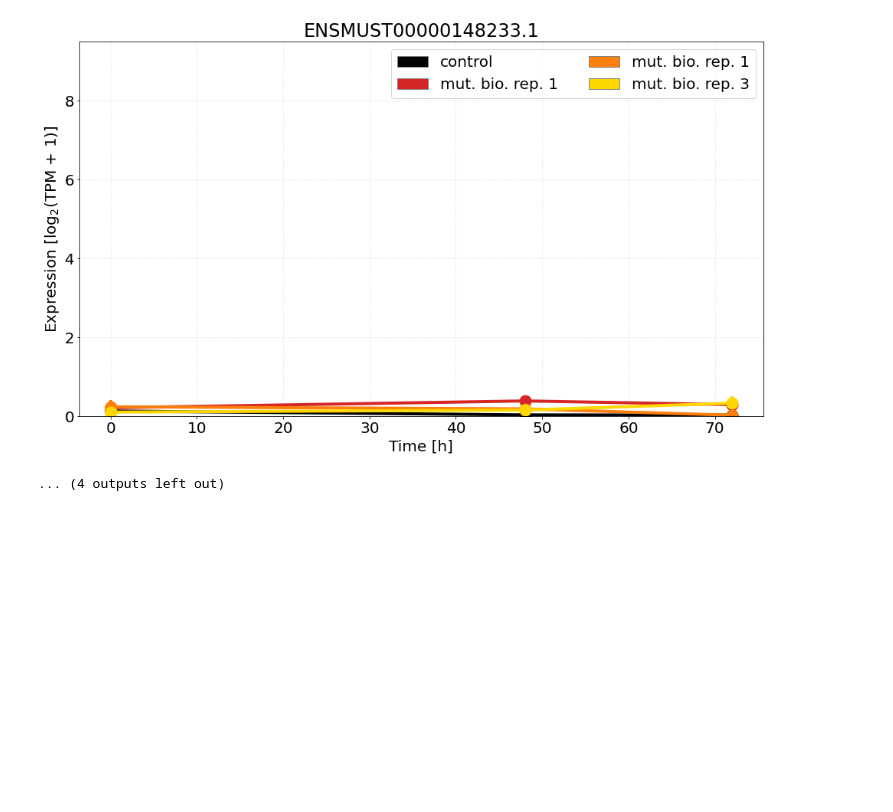
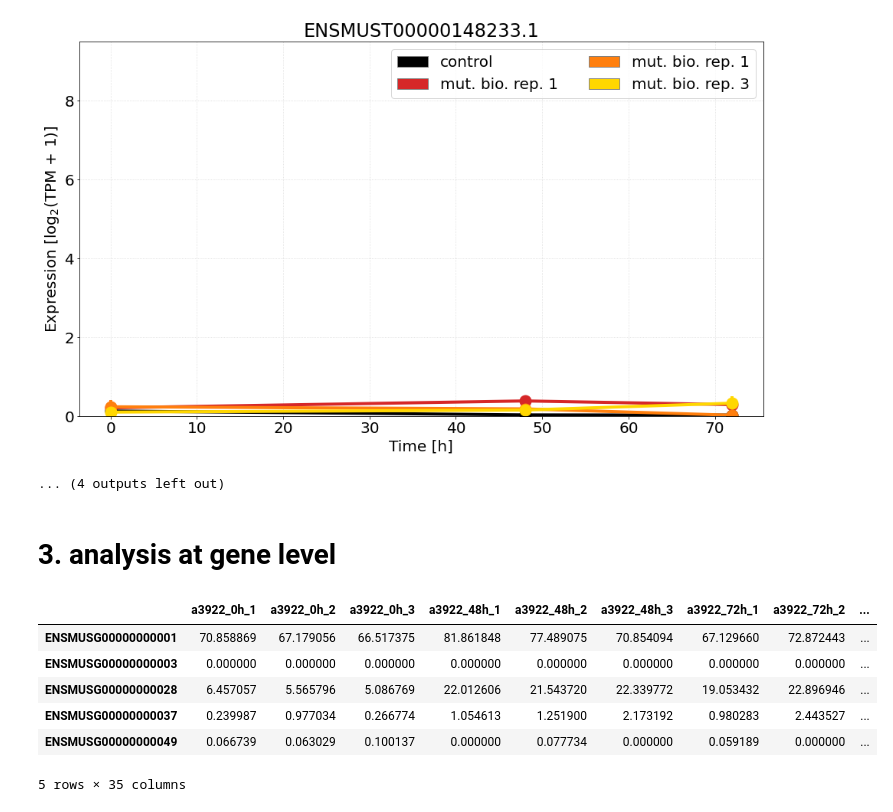
Before and after one commit to adelomana/reynisfjara, a Jupyter notebook: MITF_isoforms_expression/MITF isoforms expression visualizer.ipynb, the cells around one changed output. Cells and saved outputs as stored; diff of their text form; code cells hidden in the pictures; blank space fills up the shorter version.

```diff
--- a/MITF_isoforms_expression/MITF isoforms expression visualizer.ipynb
+++ b/MITF_isoforms_expression/MITF isoforms expression visualizer.ipynb
@@ -8,7 +8,8 @@ matplotlib.rcParams.update({'font.size':20, 'font.family':'sans-serif', 'xtick.l
 # %% [markdown]
 # 0. user-defined variables
 # %%
-expression_file = '/home/adrian/projects/reynisfjara/results/tpm/sleuth_TPM_transcript.csv'
+transcript_expression_file = '/home/adrian/projects/reynisfjara/results/tpm/sleuth_TPM_transcript.csv'
+gene_expression_file = '/home/adrian/projects/reynisfjara/results/tpm/sleuth_TPM_gene.csv'
 annotation_file = '/home/adrian/projects/reynisfjara/results/annotation/annotation.csv'
 
 mice = ['a3922', 'a4774', 'a4775', 'a4776']
@@ -198,3 +199,16 @@ for isoform in expression_wdf.index:
 72 a4776 ENSMUST00000148233.1
 [figure]
 ... (4 outputs left out)
+# %% [markdown]
+# 3. analysis at gene level
+# %%
+gene_expression = pandas.read_csv(gene_expression_file, sep=',', index_col=0)
+gene_expression.head()
+# %% [output]
+|  | a3922_0h_1 | a3922_0h_2 | a3922_0h_3 | a3922_48h_1 | a3922_48h_2 | a3922_48h_3 | a3922_72h_1 | a3922_72h_2 | ... |
+| ENSMUSG00000000001 | 70.858869 | 67.179056 | 66.517375 | 81.861848 | 77.489075 | 70.854094 | 67.129660 | 72.872443 | ... |
+| ENSMUSG00000000003 | 0.000000 | 0.000000 | 0.000000 | 0.000000 | 0.000000 | 0.000000 | 0.000000 | 0.000000 | ... |
+| ENSMUSG00000000028 | 6.457057 | 5.565796 | 5.086769 | 22.012606 | 21.543720 | 22.339772 | 19.053432 | 22.896946 | ... |
+| ENSMUSG00000000037 | 0.239987 | 0.977034 | 0.266774 | 1.054613 | 1.251900 | 2.173192 | 0.980283 | 2.443527 | ... |
+| ENSMUSG00000000049 | 0.066739 | 0.063029 | 0.100137 | 0.000000 | 0.077734 | 0.000000 | 0.059189 | 0.000000 | ... |
+5 rows × 35 columns
```
Also changed, not shown: parts of 5 cells of this notebook.
